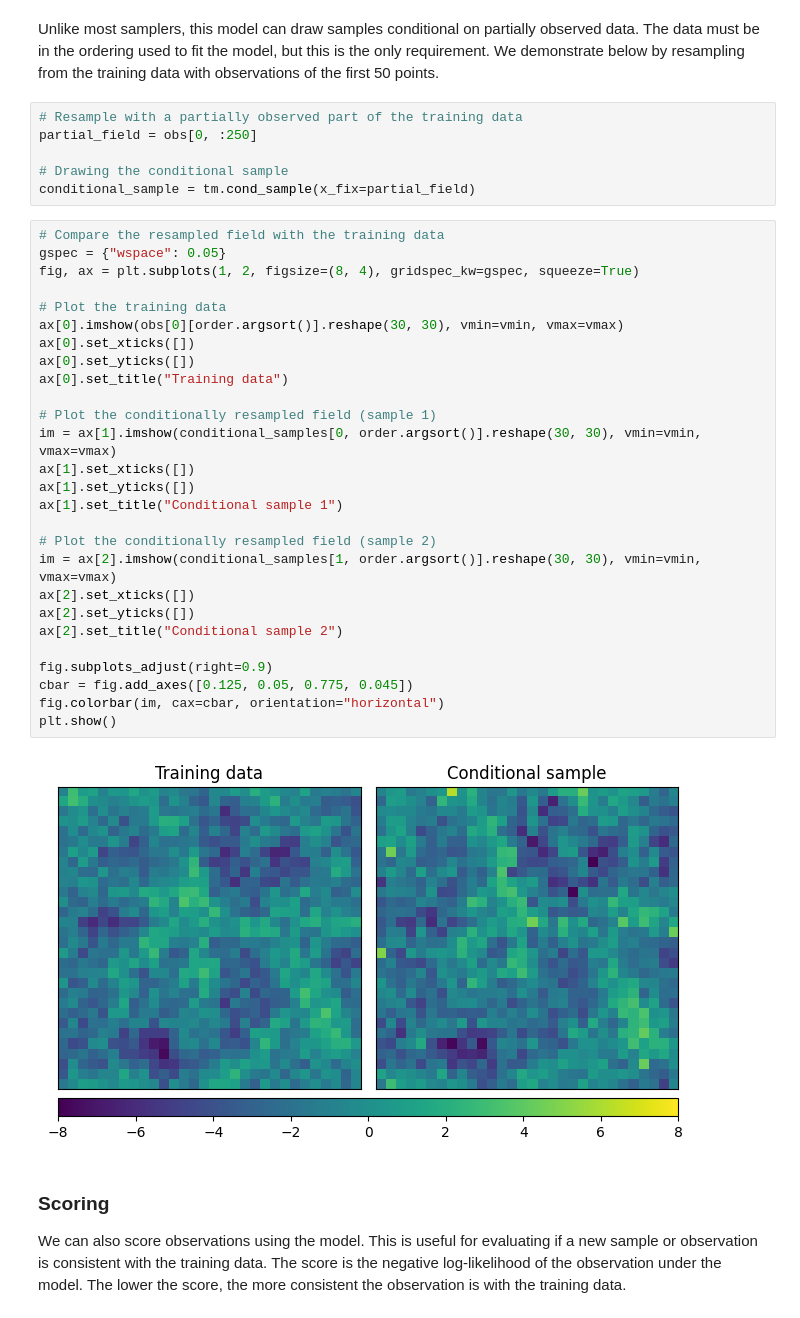
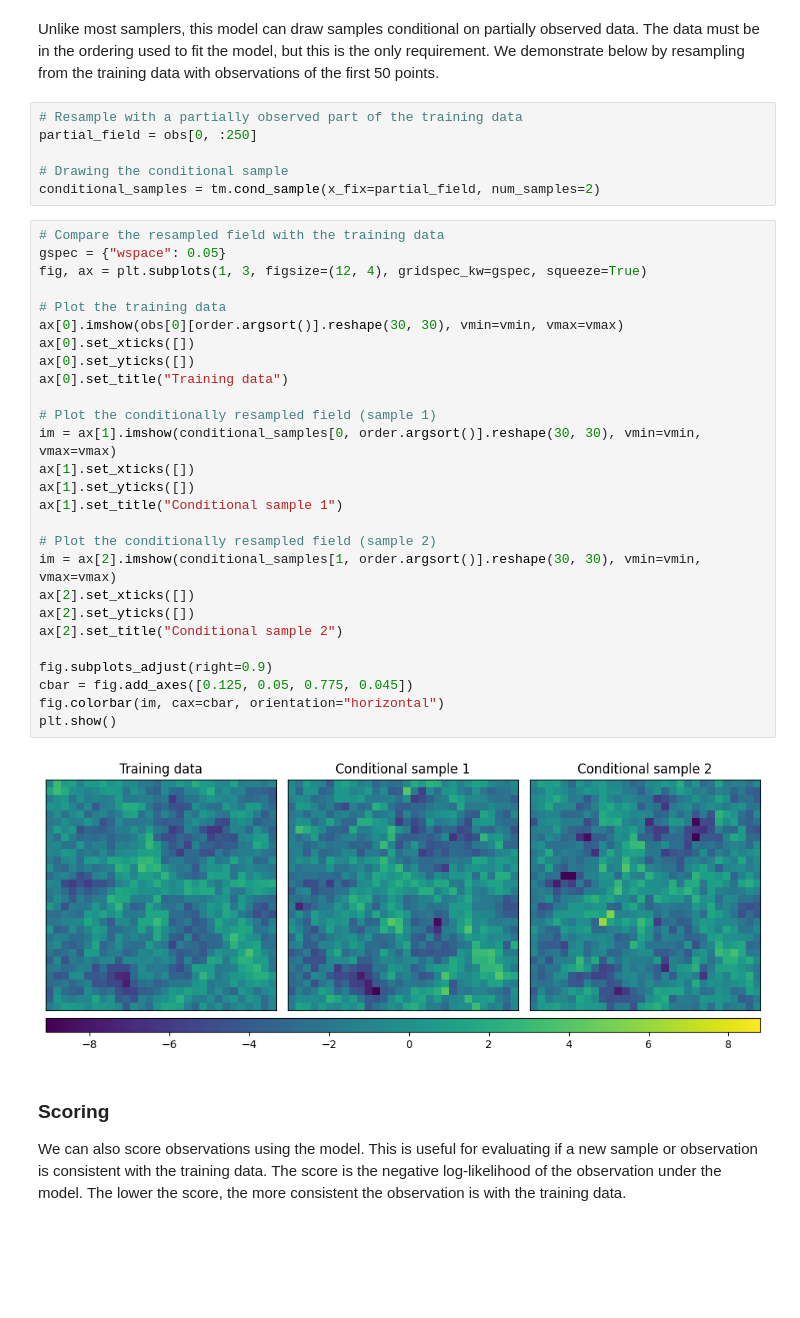
Before and after one commit to katzfuss-group/batram, a Jupyter notebook: notebooks/getting-started.ipynb, the cells around one changed output. Saved outputs shown, nothing was run; the diff lists cells and outputs as text; blank space fills up the shorter version.

Commit message:
fix: conditional samples for plotting (#26)

```diff
--- a/notebooks/getting-started.ipynb
+++ b/notebooks/getting-started.ipynb
@@ -273,36 +256,36 @@ data with observations of the first 50 points.
 partial_field = obs[0, :250]
 
 # Drawing the conditional sample
-conditional_sample = tm.cond_sample(x_fix=partial_field)
+conditional_samples = tm.cond_sample(x_fix=partial_field, num_samples=2)
 # %%
 # Compare the resampled field with the training data
 gspec = {"wspace": 0.05}
-fig, ax = plt.subplots(1, 2, figsize=(8, 4), gridspec_kw=gspec, squeeze=True)
+fig, ax = plt.subplots(1, 3, figsize=(12, 4), gridspec_kw=gspec, squeeze=True)
 
 # Plot the training data
 ax[0].imshow(obs[0][order.argsort()].reshape(30, 30), vmin=vmin, vmax=vmax)
 ax[0].set_xticks([])
 ax[0].set_yticks([])
 ax[0].set_title("Training data")
 
 # Plot the conditionally resampled field (sample 1)
 im = ax[1].imshow(conditional_samples[0, order.argsort()].reshape(30, 30), vmin=vmin, vmax=vmax)
 ax[1].set_xticks([])
 ax[1].set_yticks([])
 ax[1].set_title("Conditional sample 1")
 
 # Plot the conditionally resampled field (sample 2)
 im = ax[2].imshow(conditional_samples[1, order.argsort()].reshape(30, 30), vmin=vmin, vmax=vmax)
 ax[2].set_xticks([])
 ax[2].set_yticks([])
 ax[2].set_title("Conditional sample 2")
 
 fig.subplots_adjust(right=0.9)
 cbar = fig.add_axes([0.125, 0.05, 0.775, 0.045])
 fig.colorbar(im, cax=cbar, orientation="horizontal")
 plt.show()
 # %% [output]
-[figure, old version]
+[figure, new version]
 # %% [markdown]
 ### Scoring
 
```
Also changed, not shown: parts of 5 cells of this notebook.
